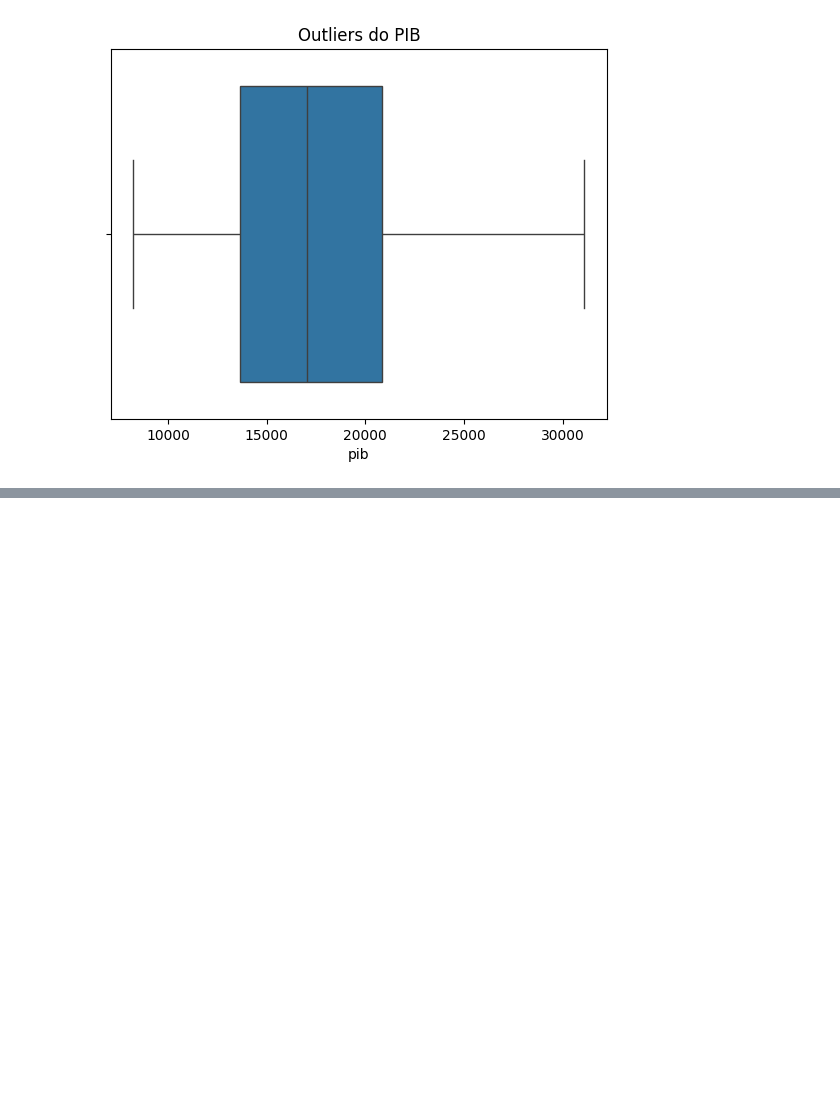
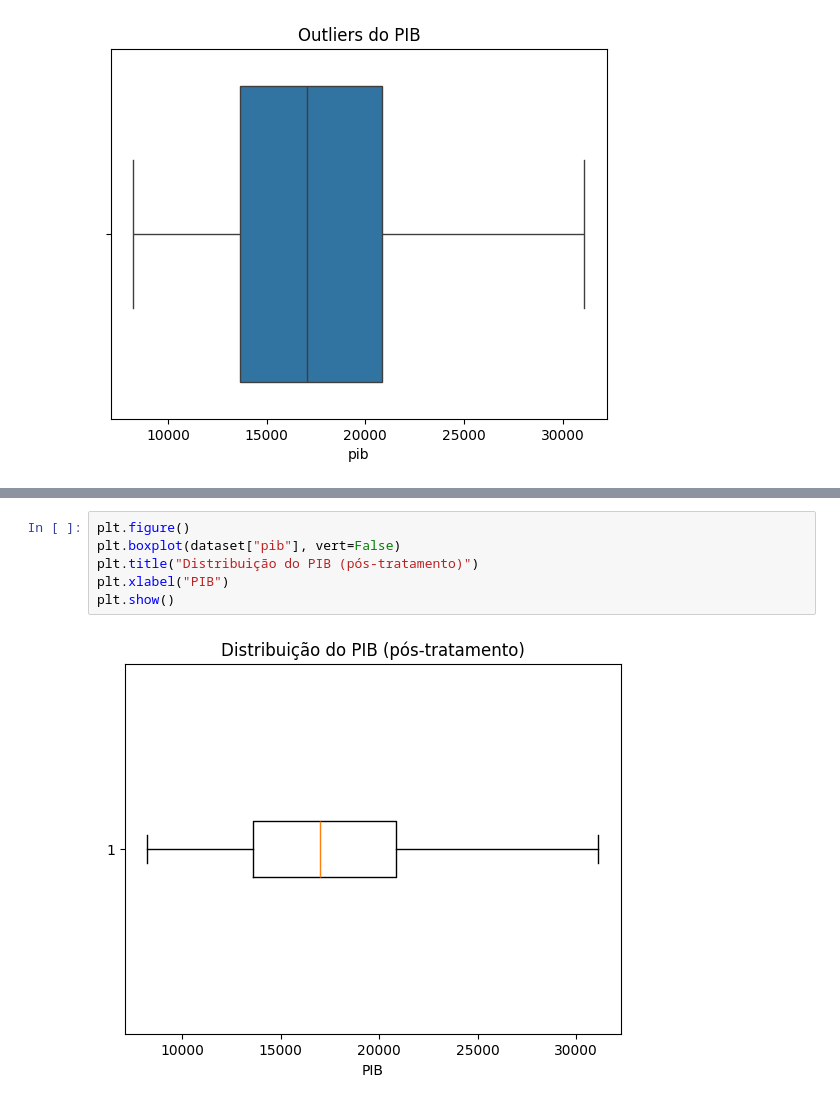
Before and after one commit to RobsBomfim/analise-empenho-pib-municipios-rs, a Jupyter notebook: notebooks/eda_empenho_pib.ipynb, the cells around one changed output, grey strips where cells are left out. Drawn from its saved outputs; the diff is of its cells as text; blank space fills up the shorter version.

```diff
--- a/notebooks/eda_empenho_pib.ipynb
+++ b/notebooks/eda_empenho_pib.ipynb
@@ -355,0 +404,8 @@ plt.show()
+# %%
+plt.figure()
+plt.boxplot(dataset["pib"], vert=False)
+plt.title("Distribuição do PIB (pós-tratamento)")
+plt.xlabel("PIB")
+plt.show()
+# %% [output]
+[figure, added]
```
Also changed, not shown: parts of 12 cells of this notebook.
